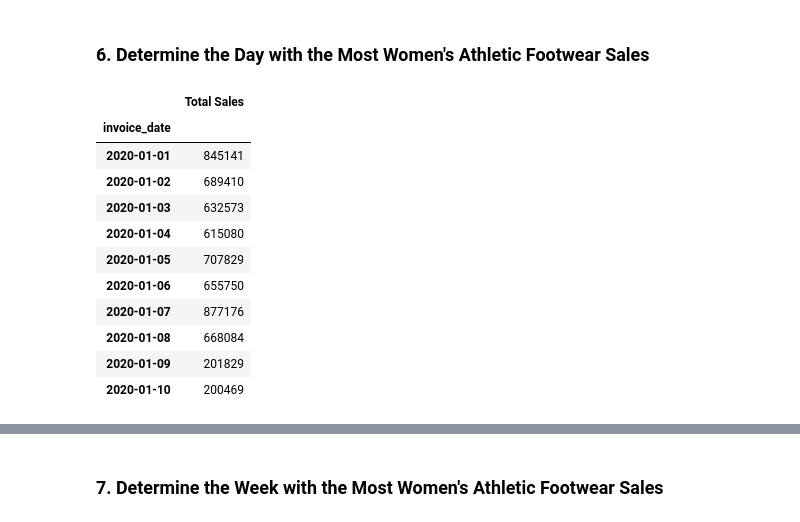
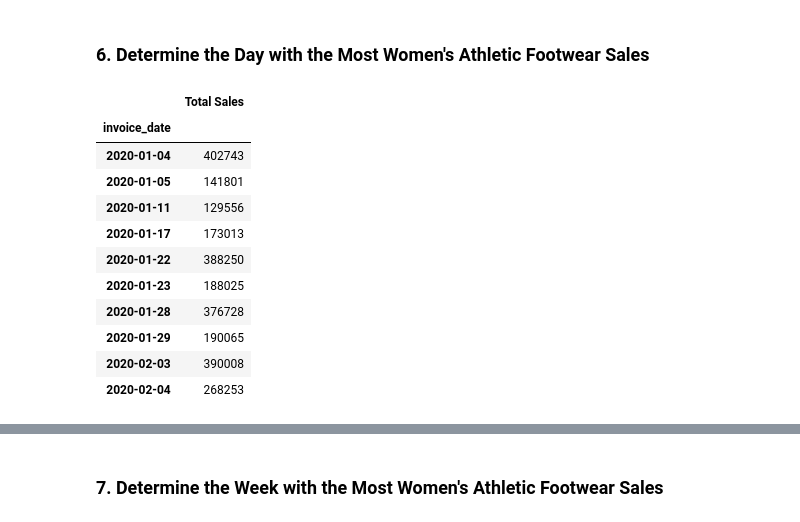
Before and after one commit to Darshous/athletic_sales_analysis, a Jupyter notebook: athletic_sales_analysis.ipynb, the cells around one changed output, grey strips where cells are left out. Saved outputs shown, nothing was run; the diff lists cells and outputs as text; code cells hidden in the pictures.

```diff
--- a/athletic_sales_analysis.ipynb
+++ b/athletic_sales_analysis.ipynb
@@ -6,8 +6,10 @@ import pandas as pd
 #### Import CSVs
 # %%
 # Read the CSV files into DataFrames.
-athletic_sales_2020 = pd.read_csv('Resources/athletic_sales_2020.csv')
-athletic_sales_2021 = pd.read_csv('Resources/athletic_sales_2021.csv')
+athletic_sales_2020 = pd.read_csv('athletic_sales_2020.csv')
+athletic_sales_2021 = pd.read_csv('athletic_sales_2021.csv')
+new_athletic_sales_20 = pd.read_csv('athletic_sales_2020.csv')
+new_athletic_sales_21 = pd.read_csv('athletic_sales_2021.csv')
 # %%
 # Display the 2020 sales DataFrame
 athletic_sales_2020
@@ -135,9 +137,8 @@ sales_method         object
 dtype: object
 # %%
 # Convert the "invoice_date" to a datetime datatype
-# Converted original formula resulted in a warning about non-specific datetime function corrected with format= Source: https://www.youtube.com/watch?v=-AlFiS74aQg
-# Resolved the warning and did not change the output
 
-combined_2020_2021['invoice_date'] = pd.to_datetime(combined_2020_2021['invoice_date'],format=')
+
+combined_2020_2021['invoice_date'] = pd.to_datetime(combined_2020_2021['invoice_date'],format='%m/%d/%y')
 combined_2020_2021.dtypes
 # %% [output]
@@ -372,31 +385,49 @@ top_5_womens_foot_pv.head(5)
 # %%
 # Create a pivot table with the 'invoice_date' column is the index, and the "total_sales" as the values.
 # There is an issue with this code that results in output mismatch from example - believe the issue is in the date
-combined_2020_2021['invoice_date'] = pd.to_datetime(combined_2020_2021['invoice_date'])
-WAFWSD_pt = combined_2020_2021.pivot_table(
+#WAFWSD_pt = combined_2020_2021.pivot_table(
+#    values='total_sales',
+ #   index='invoice_date',
+#    aggfunc='sum'
+#)
+# Optional: Rename the "total_sales" column to "Total Sales"
+#WAFWSD_pt = WAFWSD_pt.rename(columns={'total_sales': 'Total Sales'})
+
+# Show the table.
+#WAFWSD_pt.head(10)
+
+# Starting new with fresh combined data - above kept providing total sales errors
+#new_combined_data = pd.concat([new_athletic_sales_20, new_athletic_sales_21], ignore_index=True)
+#new_combined_data['invoice_date'] = pd.to_datetime(new_combined_data['invoice_date'], format= '%m/%d/%y')
+#new_WAFWSD_pt = new_combined_data.pivot_table(
+#    values='total_sales',
+#    index='invoice_date',
+#    aggfunc='sum'
+#)
+#new_WAFWSD_pt = new_WAFWSD_pt.rename(columns={'total_sales': 'Total Sales'})
+
+#new_WAFWSD_pt.head(10)
+filtered_WAFWSD_pt = combined_2020_2021[combined_2020_2021['product'] == "Women's Athletic Footwear"]
+filtered_WAFWSD_pt = filtered_WAFWSD_pt.pivot_table(
     values='total_sales',
     index='invoice_date',
     aggfunc='sum'
 )
-
-# Optional: Rename the "total_sales" column to "Total Sales"
-WAFWSD_pt = WAFWSD_pt.rename(columns={'total_sales': 'Total Sales'})
-
-# Show the table.
-WAFWSD_pt.head(10)
+filtered_WAFWSD_pt = filtered_WAFWSD_pt.rename(columns={'total_sales': 'Total Sales'})
+filtered_WAFWSD_pt.head(10)
 # %% [output]
 |  | Total Sales |
 | invoice_date |  |
-| 2020-01-01 | 845141 |
-| 2020-01-02 | 689410 |
-| 2020-01-03 | 632573 |
-| 2020-01-04 | 615080 |
-| 2020-01-05 | 707829 |
-| 2020-01-06 | 655750 |
-| 2020-01-07 | 877176 |
-| 2020-01-08 | 668084 |
-| 2020-01-09 | 201829 |
-| 2020-01-10 | 200469 |
+| 2020-01-04 | 402743 |
+| 2020-01-05 | 141801 |
+| 2020-01-11 | 129556 |
+| 2020-01-17 | 173013 |
+| 2020-01-22 | 388250 |
+| 2020-01-23 | 188025 |
+| 2020-01-28 | 376728 |
+| 2020-01-29 | 190065 |
+| 2020-02-03 | 390008 |
+| 2020-02-04 | 268253 |
 # %%
 # Resample the pivot table into daily bins, and get the total sales for each day.
 # There was an error with this
```
Also changed, not shown: parts of 3 cells of this notebook.
